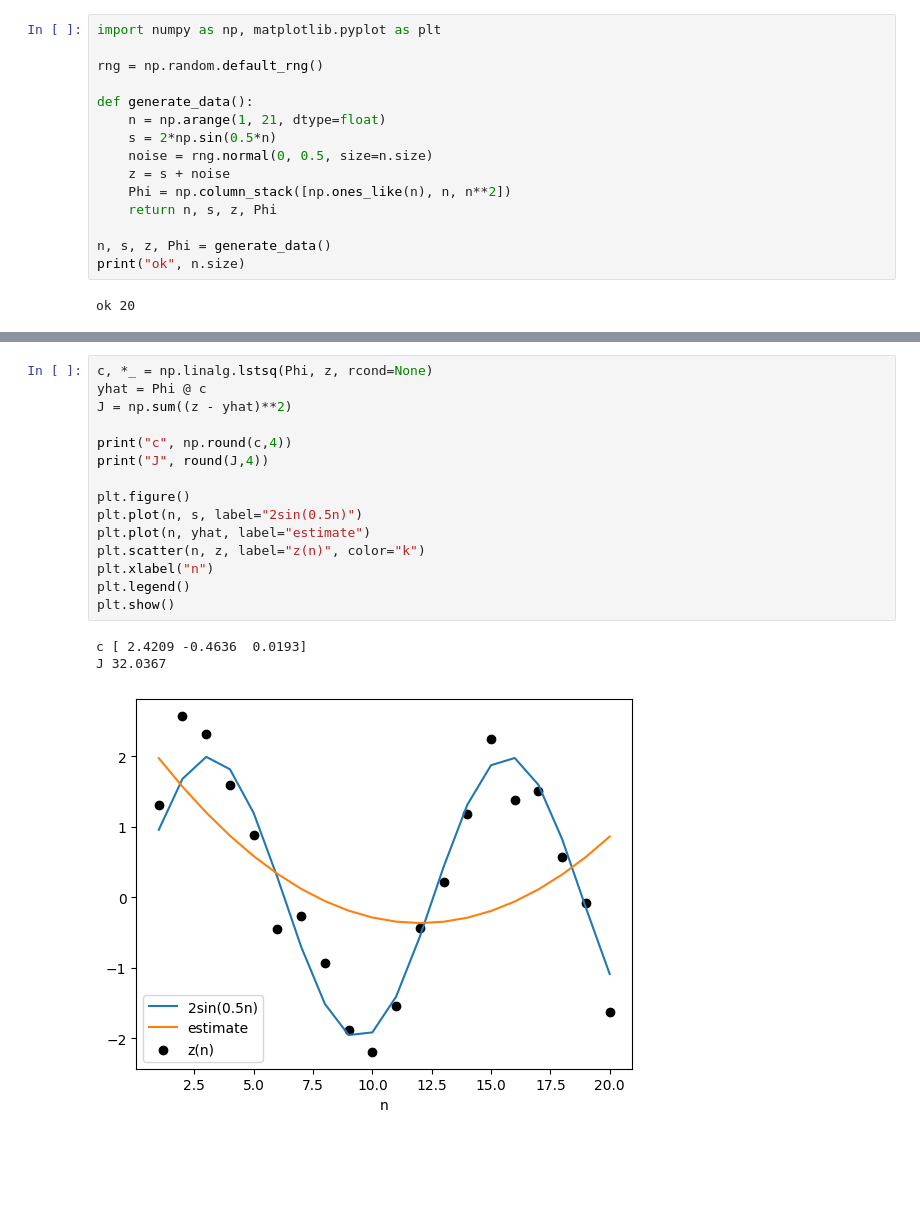
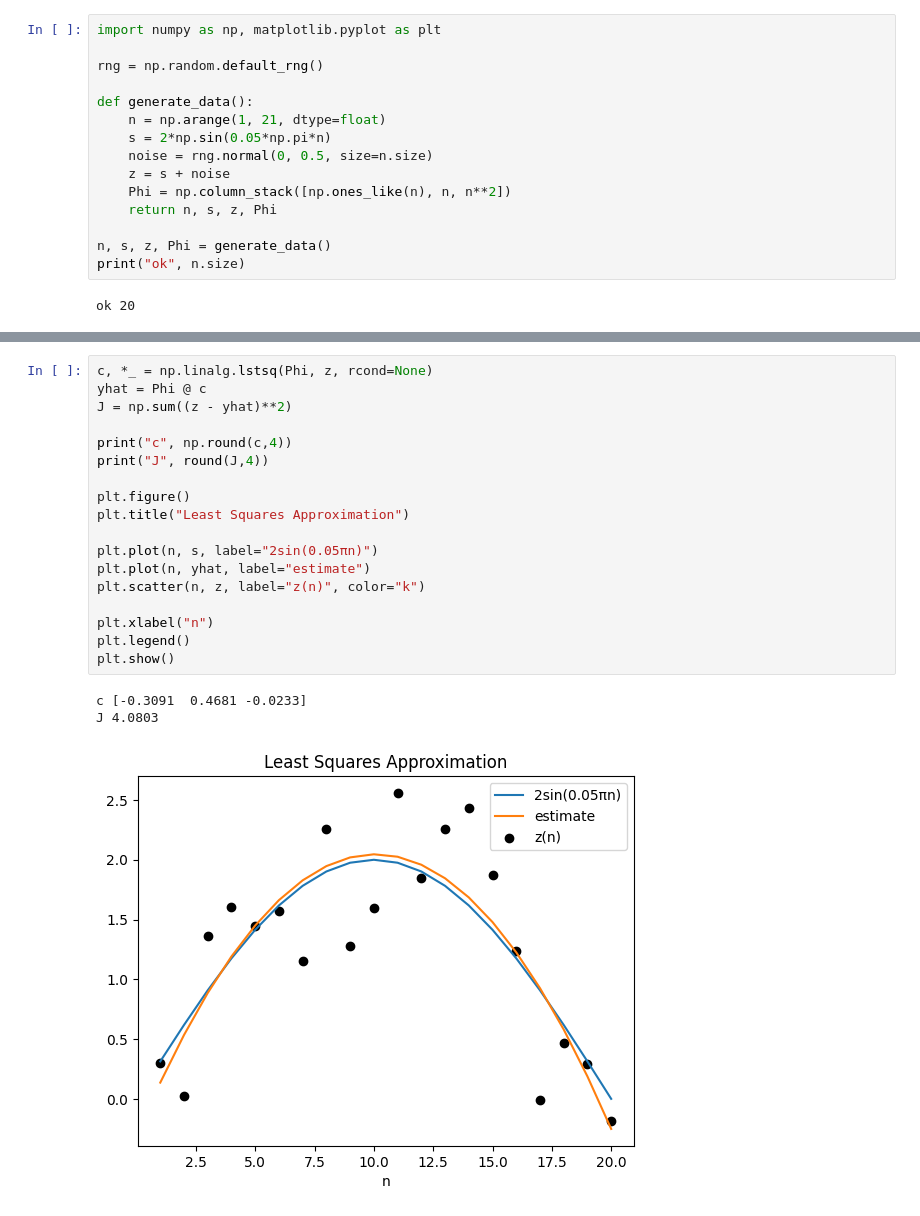
Before and after one commit to mzadonski1/AF2-Least-Squares, a Jupyter notebook: AF2_Least_Squares.ipynb, the cells around one changed output, grey strips where cells are left out. Drawn from its saved outputs; the diff is of its cells as text; blank space fills up the shorter version.

```diff
--- a/AF2_Least_Squares.ipynb
+++ b/AF2_Least_Squares.ipynb
@@ -7,7 +37,7 @@ rng = np.random.default_rng()
 
 def generate_data():
     n = np.arange(1, 21, dtype=float)
-    s = 2*np.sin(0.5*n)
+    s = 2*np.sin(0.05*np.pi*n)
     noise = rng.normal(0, 0.5, size=n.size)
     z = s + noise
     Phi = np.column_stack([np.ones_like(n), n, n**2])
@@ -20,22 +54,25 @@ ok 20
 # %%
 c, *_ = np.linalg.lstsq(Phi, z, rcond=None)
 yhat = Phi @ c
 J = np.sum((z - yhat)**2)
 
 print("c", np.round(c,4))
 print("J", round(J,4))
 
 plt.figure()
-plt.plot(n, s, label="2sin(0.5n)")
+plt.title("Least Squares Approximation")
+
+plt.plot(n, s, label="2sin(0.05πn)")
 plt.plot(n, yhat, label="estimate")
 plt.scatter(n, z, label="z(n)", color="k")
+
 plt.xlabel("n")
 plt.legend()
 plt.show()
 # %% [output]
-c [ 2.4209 -0.4636  0.0193]
-J 32.0367
+c [-0.3091  0.4681 -0.0233]
+J 4.0803
-[figure, old version]
+[figure, new version]
 # %%
 R = 20
 C = []
```
Also changed, not shown: parts of 17 cells of this notebook.
